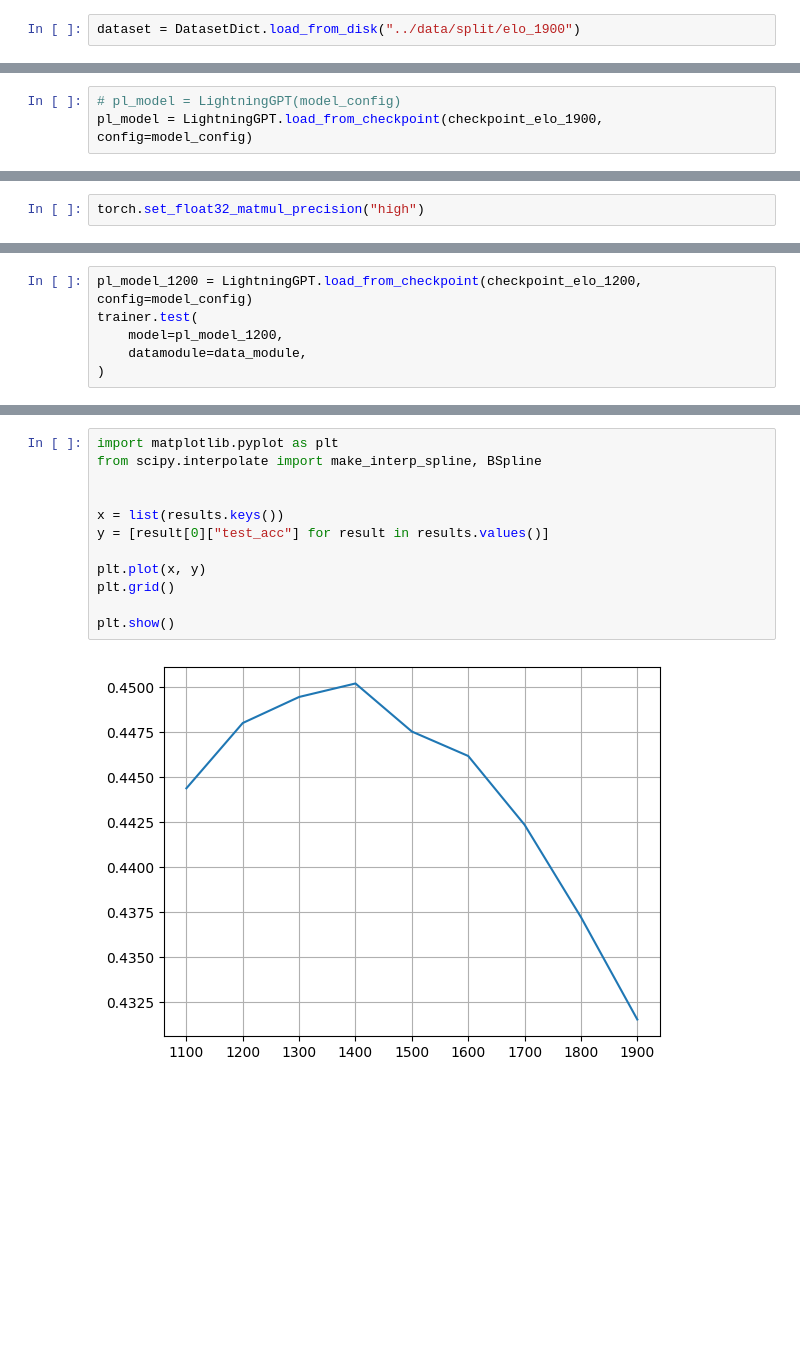
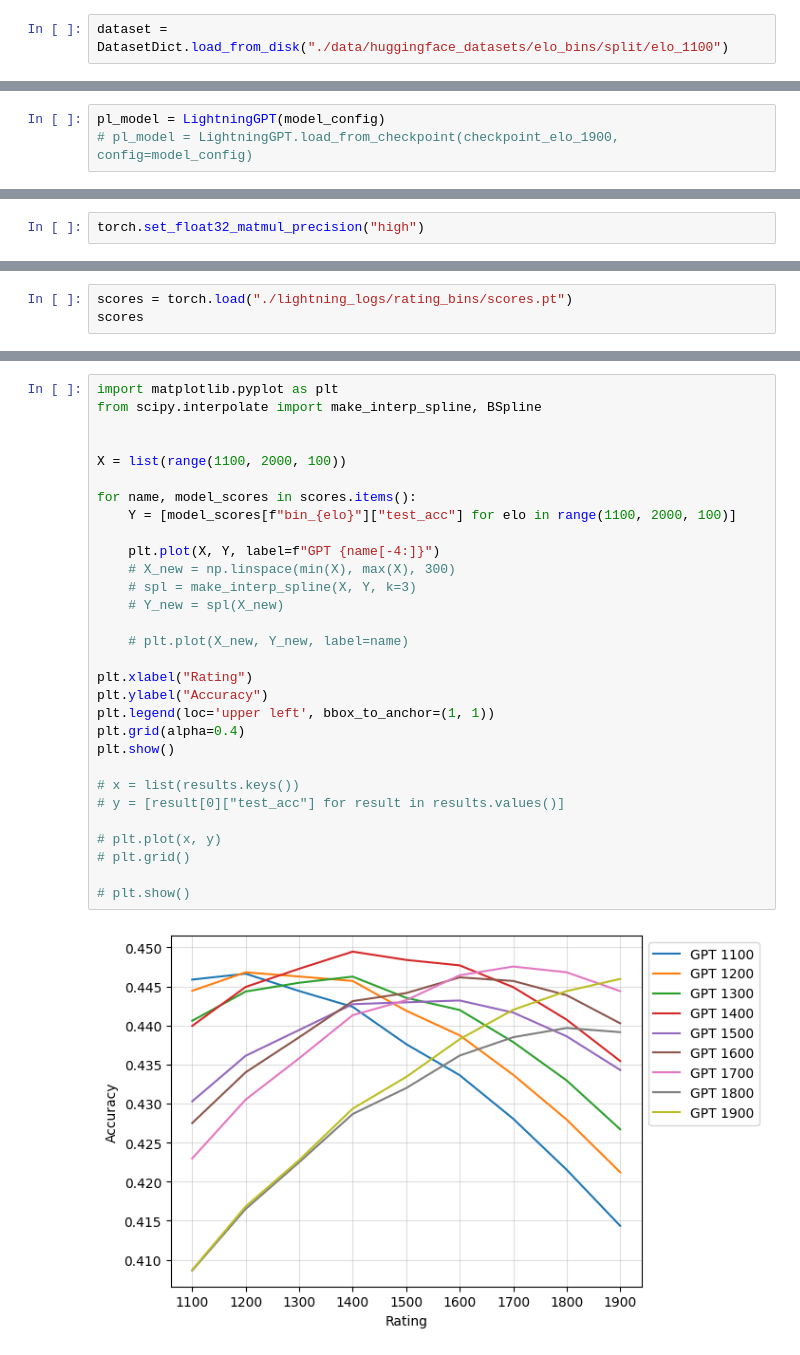
Before and after one commit to Kamil2601/nanoGPT-chess, a Jupyter notebook: elo_bins_training.ipynb, the cells around one changed output, grey strips where cells are left out. Saved outputs shown, nothing was run; the diff lists cells and outputs as text; blank space fills up the shorter version.

```diff
--- a/elo_bins_training.ipynb
+++ b/elo_bins_training.ipynb
@@ -35,7 +17,7 @@ import matplotlib.pyplot as plt
 from nanoGPT.model import GPT, GPTConfig
 from lightning_training import *
 # %%
-dataset = DatasetDict.load_from_disk("../data/split/elo_1900")
+dataset = DatasetDict.load_from_disk("./data/huggingface_datasets/elo_bins/split/elo_1100")
 # %%
 dataset
 # %% [output]
@@ -97,4 +95,4 @@ checkpoint_elo_1900 = "./lightning_logs/rating_bins/elo_1900/version_1/checkpoin
 # %%
-# pl_model = LightningGPT(model_config)
-pl_model = LightningGPT.load_from_checkpoint(checkpoint_elo_1900, config=model_config)
+pl_model = LightningGPT(model_config)
+# pl_model = LightningGPT.load_from_checkpoint(checkpoint_elo_1900, config=model_config)
 # %% [output]
@@ -143,6 +107,0 @@ LOCAL_RANK: 0 - CUDA_VISIBLE_DEVICES: [0]
-# %%
-pl_model_1200 = LightningGPT.load_from_checkpoint(checkpoint_elo_1200, config=model_config)
-trainer.test(
-    model=pl_model_1200,
-    datamodule=data_module,
-)
@@ -213,0 +150,3 @@ results
+# %%
+scores = torch.load("./lightning_logs/rating_bins/scores.pt")
+scores
@@ -214,14 +171,32 @@ results
 # %%
 import matplotlib.pyplot as plt
 from scipy.interpolate import make_interp_spline, BSpline
 
 
-x = list(results.keys())
-y = [result[0]["test_acc"] for result in results.values()]
+X = list(range(1100, 2000, 100))
 
-plt.plot(x, y)
-plt.grid()
+for name, model_scores in scores.items():
+    Y = [model_scores[f"bin_{elo}"]["test_acc"] for elo in range(1100, 2000, 100)]
 
+    plt.plot(X, Y, label=f"GPT {name[-4:]}")
+    # X_new = np.linspace(min(X), max(X), 300)
+    # spl = make_interp_spline(X, Y, k=3)
+    # Y_new = spl(X_new)
+
+    # plt.plot(X_new, Y_new, label=name)
+
+plt.xlabel("Rating")
+plt.ylabel("Accuracy")
+plt.legend(loc='upper left', bbox_to_anchor=(1, 1))
+plt.grid(alpha=0.4)
 plt.show()
+
+# x = list(results.keys())
+# y = [result[0]["test_acc"] for result in results.values()]
+
+# plt.plot(x, y)
+# plt.grid()
+
+# plt.show()
 # %% [output]
-[figure, old version]
+[figure, new version]
```
Also changed, not shown: parts of 15 cells of this notebook, 6 other files.
